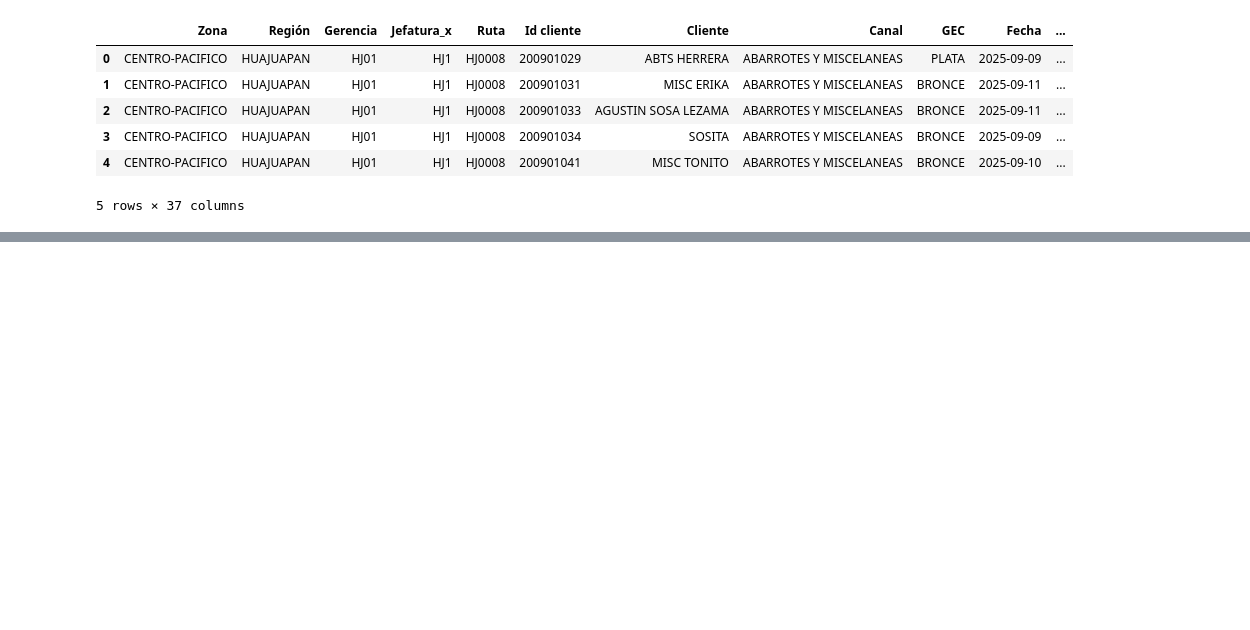
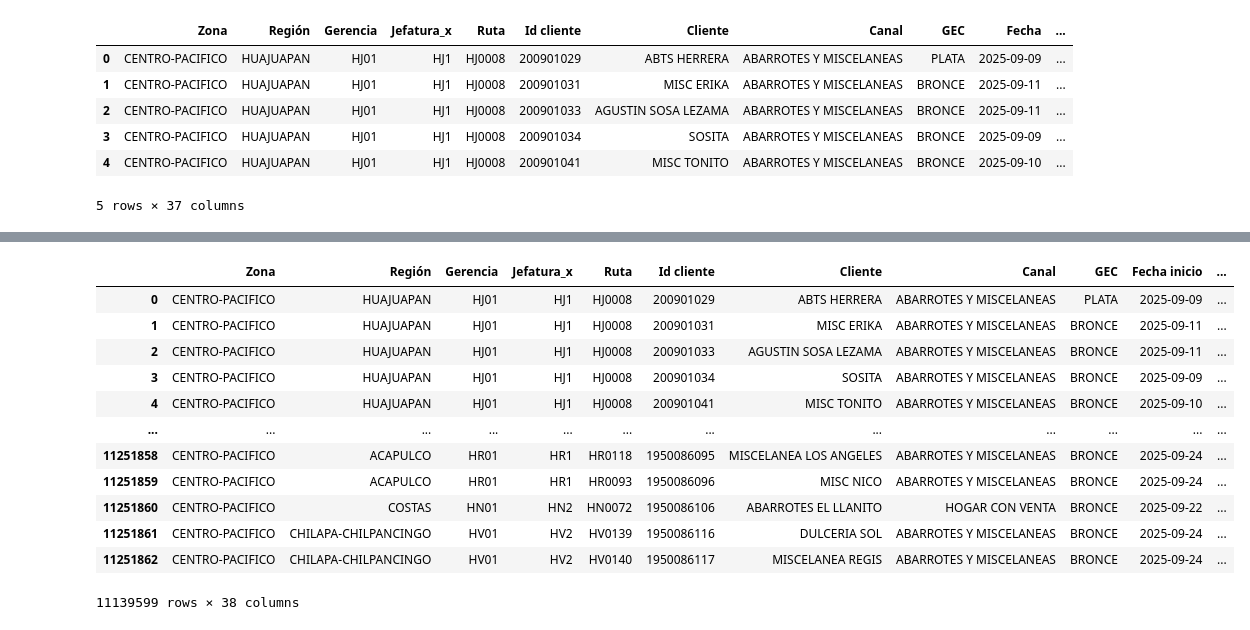
Before and after one commit to PrimeOviedo/Dashboard_MRK_CP, a Jupyter notebook: Pruebas_MRK_cliente.ipynb, the cells around one changed output, grey strips where cells are left out. Drawn from its saved outputs; the diff is of its cells as text; code cells hidden in the pictures; blank space fills up the shorter version.

```diff
--- a/Pruebas_MRK_cliente.ipynb
+++ b/Pruebas_MRK_cliente.ipynb
@@ -247,2 +247,18 @@ memory usage: 65.0+ MB
 # %%
 df_final_cliente.to_parquet('bdd_mrk_cp_gec.parquet')
+# %%
+df_mrk_cp
+# %% [output]
+|  | Zona | Región | Gerencia | Jefatura_x | Ruta | Id cliente | Cliente | Canal | GEC | Fecha inicio | ... |
+| 0 | CENTRO-PACIFICO | HUAJUAPAN | HJ01 | HJ1 | HJ0008 | 200901029 | ABTS HERRERA | ABARROTES Y MISCELANEAS | PLATA | 2025-09-09 | ... |
+| 1 | CENTRO-PACIFICO | HUAJUAPAN | HJ01 | HJ1 | HJ0008 | 200901031 | MISC ERIKA | ABARROTES Y MISCELANEAS | BRONCE | 2025-09-11 | ... |
+| 2 | CENTRO-PACIFICO | HUAJUAPAN | HJ01 | HJ1 | HJ0008 | 200901033 | AGUSTIN SOSA LEZAMA | ABARROTES Y MISCELANEAS | BRONCE | 2025-09-11 | ... |
+| 3 | CENTRO-PACIFICO | HUAJUAPAN | HJ01 | HJ1 | HJ0008 | 200901034 | SOSITA | ABARROTES Y MISCELANEAS | BRONCE | 2025-09-09 | ... |
+| 4 | CENTRO-PACIFICO | HUAJUAPAN | HJ01 | HJ1 | HJ0008 | 200901041 | MISC TONITO | ABARROTES Y MISCELANEAS | BRONCE | 2025-09-10 | ... |
+| ... | ... | ... | ... | ... | ... | ... | ... | ... | ... | ... | ... |
+| 11251858 | CENTRO-PACIFICO | ACAPULCO | HR01 | HR1 | HR0118 | 1950086095 | MISCELANEA LOS ANGELES | ABARROTES Y MISCELANEAS | BRONCE | 2025-09-24 | ... |
+| 11251859 | CENTRO-PACIFICO | ACAPULCO | HR01 | HR1 | HR0093 | 1950086096 | MISC NICO | ABARROTES Y MISCELANEAS | BRONCE | 2025-09-24 | ... |
+| 11251860 | CENTRO-PACIFICO | COSTAS | HN01 | HN2 | HN0072 | 1950086106 | ABARROTES EL LLANITO | HOGAR CON VENTA | BRONCE | 2025-09-22 | ... |
+| 11251861 | CENTRO-PACIFICO | CHILAPA-CHILPANCINGO | HV01 | HV2 | HV0139 | 1950086116 | DULCERIA SOL | ABARROTES Y MISCELANEAS | BRONCE | 2025-09-24 | ... |
+| 11251862 | CENTRO-PACIFICO | CHILAPA-CHILPANCINGO | HV01 | HV2 | HV0140 | 1950086117 | MISCELANEA REGIS | ABARROTES Y MISCELANEAS | BRONCE | 2025-09-24 | ... |
+11139599 rows × 38 columns
```
Also changed, not shown: parts of 10 cells of this notebook, 7 other files.
